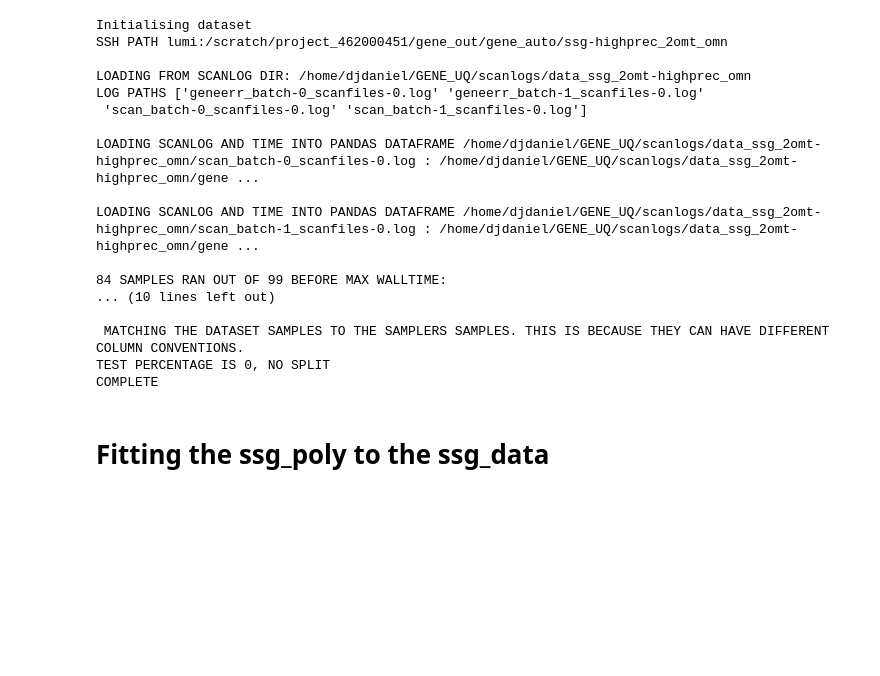
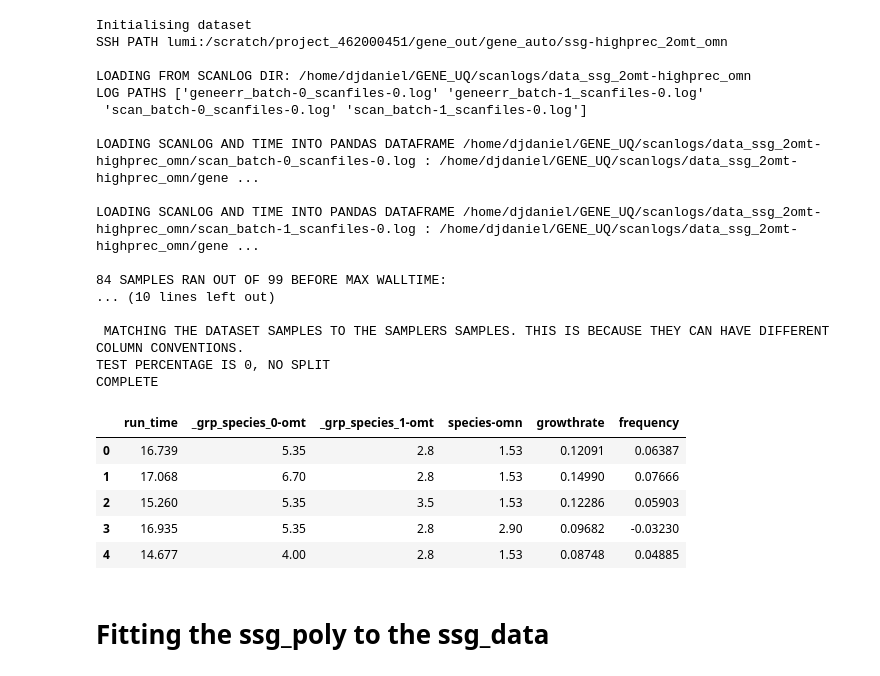
Before and after one commit to DanHarJor/GENE_UQ, a Jupyter notebook: modeTransitionTest.ipynb, the cells around one changed output. Cells and saved outputs as stored; diff of their text form; code cells hidden in the pictures; blank space fills up the shorter version.

```diff
--- a/modeTransitionTest.ipynb
+++ b/modeTransitionTest.ipynb
@@ -248,6 +248,15 @@ LOADING SCANLOG AND TIME INTO PANDAS DATAFRAME /home/djdaniel/GENE_UQ/scanlogs/d
  MATCHING THE DATASET SAMPLES TO THE SAMPLERS SAMPLES. THIS IS BECAUSE THEY CAN HAVE DIFFERENT COLUMN CONVENTIONS.
 TEST PERCENTAGE IS 0, NO SPLIT
 COMPLETE
+# %%
+ssg_data.df.head()
+# %% [output]
+|  | run_time | _grp_species_0-omt | _grp_species_1-omt | species-omn | growthrate | frequency |
+| 0 | 16.739 | 5.35 | 2.8 | 1.53 | 0.12091 | 0.06387 |
+| 1 | 17.068 | 6.70 | 2.8 | 1.53 | 0.14990 | 0.07666 |
+| 2 | 15.260 | 5.35 | 3.5 | 1.53 | 0.12286 | 0.05903 |
+| 3 | 16.935 | 5.35 | 2.8 | 2.90 | 0.09682 | -0.03230 |
+| 4 | 14.677 | 4.00 | 2.8 | 1.53 | 0.08748 | 0.04885 |
 # %% [markdown]
 # Fitting the ssg_poly to the ssg_data
 # %%
```
Also changed, not shown: parts of 2 cells of this notebook, 1 other file.
